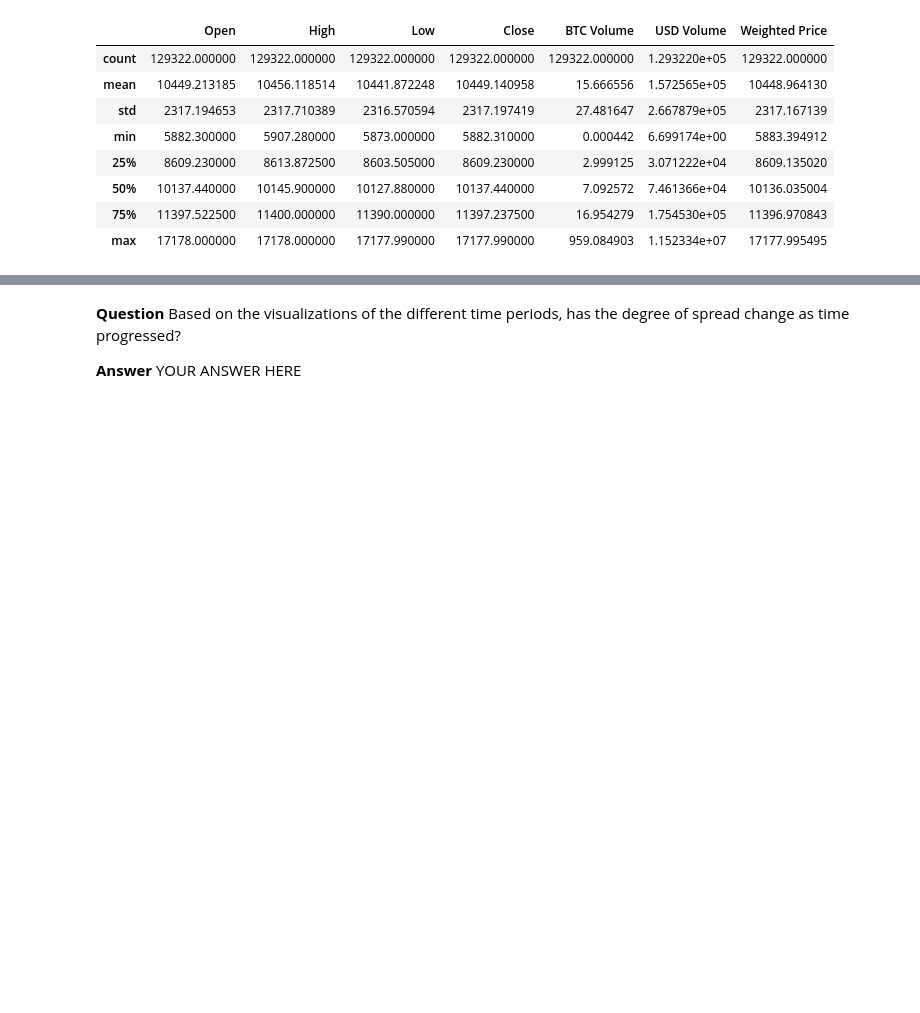
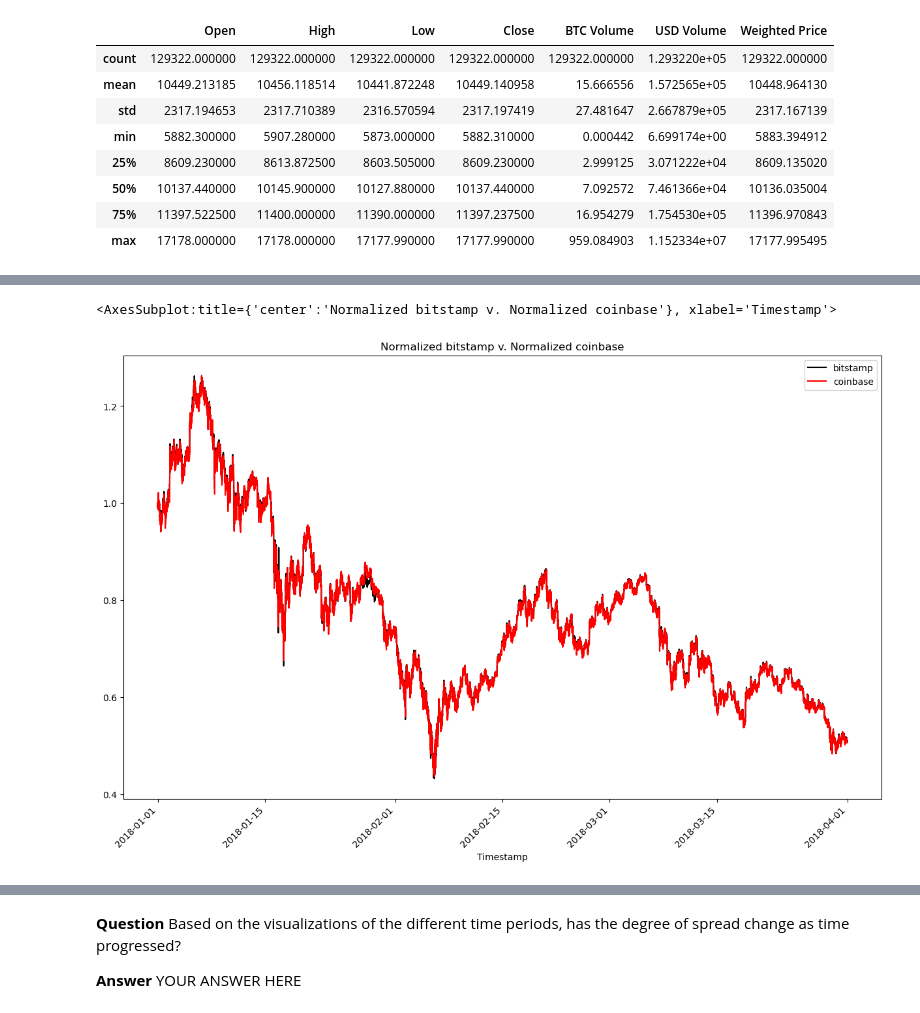
Before and after one commit to ssenhouse/challenge-03-040623, a Jupyter notebook: crypto_arbitrage.ipynb, the cells around one changed output, grey strips where cells are left out. Drawn from its saved outputs; the diff is of its cells as text; code cells hidden in the pictures; blank space fills up the shorter version.

```diff
--- a/crypto_arbitrage.ipynb
+++ b/crypto_arbitrage.ipynb
@@ -442,3 +441,12 @@ coinbase_sliced.plot(legend= True, figsize=(15,10), rot=45,color ="red", label =
+# %%
+#Normalizing the closing prices on both exchanges to analyze the volatility
+normalized_bitstamp = bitstamp['Close']/bitstamp['Close'].iloc[0]
+normalized_coinbase = coinbase['Close']/coinbase['Close'].iloc[0]
+normalized_coinbase.plot(legend = True, figsize=(15,10),rot = 45,title = "Normalized bitstamp v. Normalized coinbase",color ="black",label ="bitstamp")
+normalized_bitstamp.plot(legend= True, figsize=(15,10), rot=45,color ="red", label ="coinbase")
+# %% [output]
+<AxesSubplot:title={'center':'Normalized bitstamp v. Normalized coinbase'}, xlabel='Timestamp'>
+[figure, added]
 # %%
 # Using the loc and plot functions, create an overlay plot that visualizes
 # the price action of both DataFrames for a one month period early in the dataset
```
Also changed, not shown: parts of 7 cells of this notebook.
